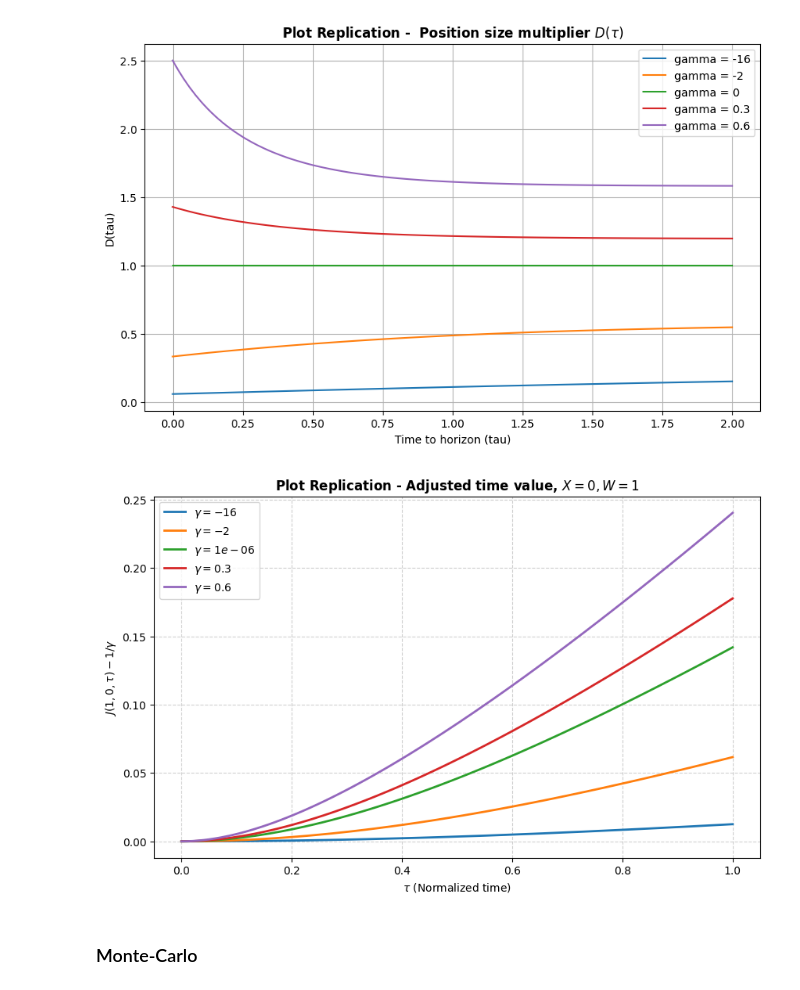
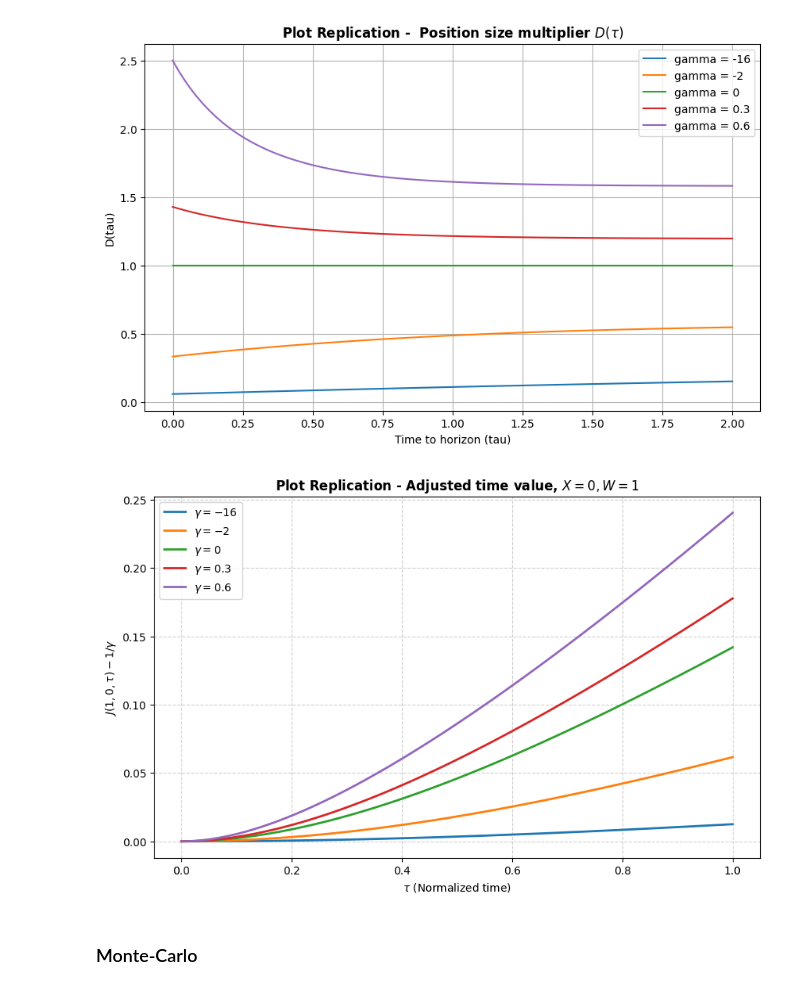
Before and after one commit to sudoVenomSnake/Arbitrage-Under-Power, a Jupyter notebook: main.ipynb, the cells around one changed output. Cells and saved outputs as stored; diff of their text form; code cells hidden in the pictures.

Commit message:
plots fix

```diff
--- a/main.ipynb
+++ b/main.ipynb
@@ -89,30 +89,33 @@ plt.show()
 # %%
 import numpy as np
 import matplotlib.pyplot as plt
 
 gammas = [-16, -2, 1e-6, 0.3, 0.6]
 taus = np.linspace(0, 1, 100)
 plt.figure(figsize = (10, 6))
 
 for g in gammas:
     nu = nu_fun(g)
     c_val = C(taus, nu)
     term = np.exp(taus) * (c_val ** (g - 1))
     J = (1.0 / g) * np.sqrt(term)
     y = J - (1.0 / g)
 
-    label = f'$\gamma={g}$'
+    if g == 1e-6:
+        label = f'$\gamma={0}$'
+    else:
+        label = f'$\gamma={g}$'
 
     plt.plot(taus, y, label = label, linewidth = 2)
 
 plt.title(r'Plot Replication - Adjusted time value, $X=0, W=1$', fontweight = 'bold')
 plt.xlabel(r'$\tau$ (Normalized time)')
 plt.ylabel(r'$J(1,0,\tau) - 1/\gamma$')
 plt.legend()
 plt.grid(True, linestyle='--', alpha=0.6)
 plt.show()
 # %% [output]
-[figure, old version]
+[figure, new version]
 # %% [markdown]
 ### Monte-Carlo
 # %%
```
Also changed, not shown: 1 other file.
